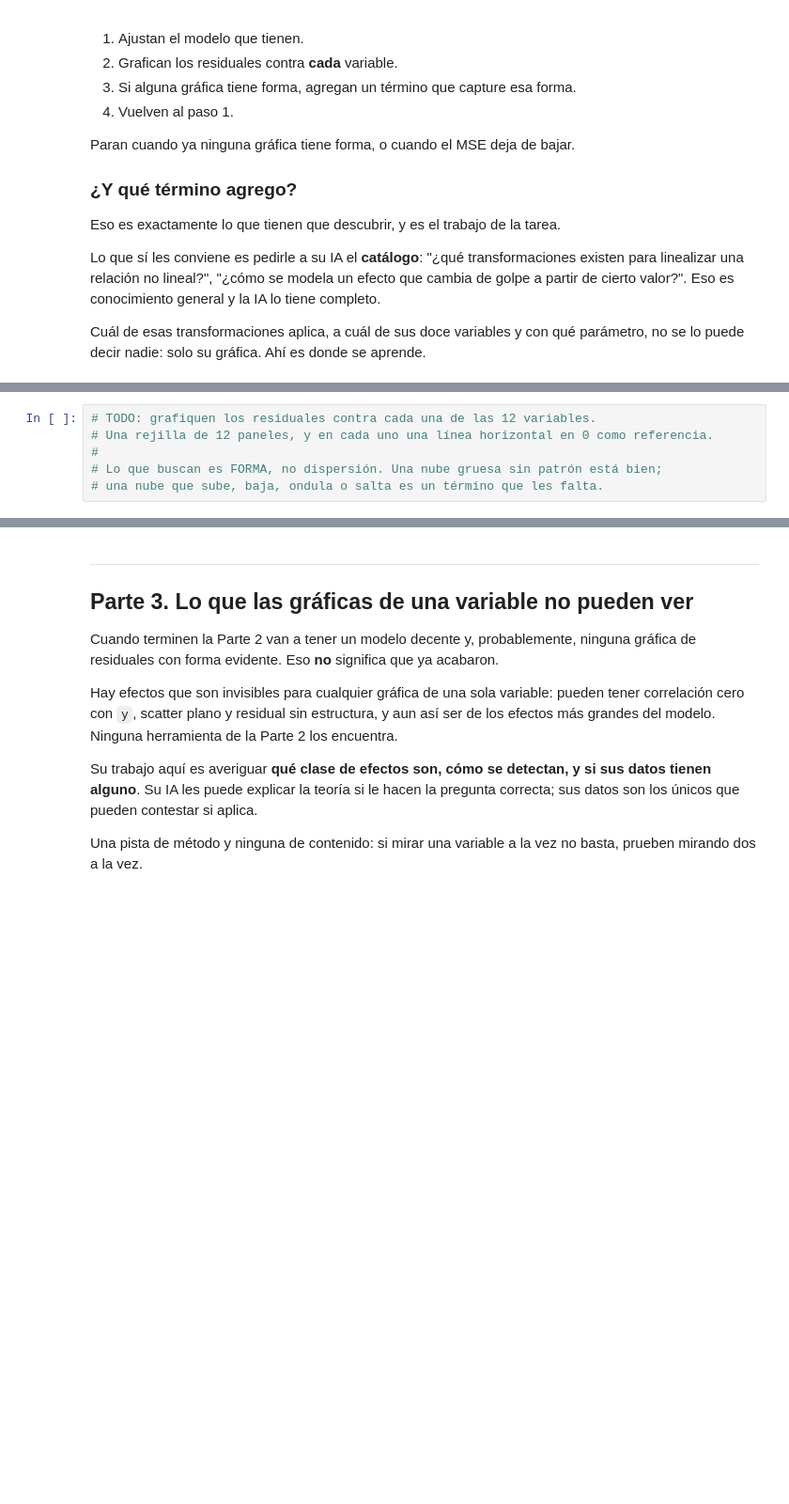
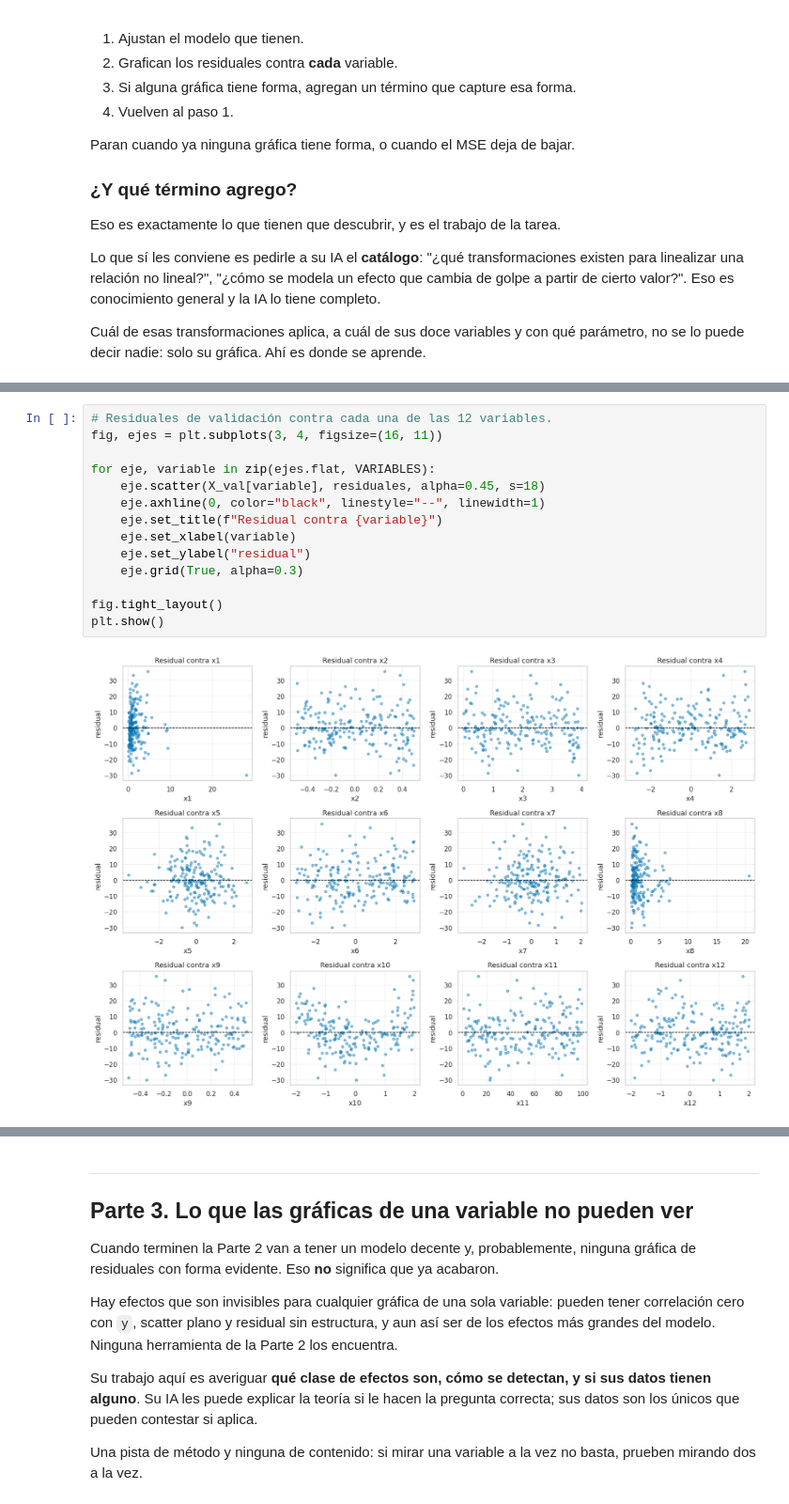
Before and after one commit to nasaul/mineria_datos, a Jupyter notebook: tareas/tarea_01_aproximacion_funcion.ipynb, the cells around one changed output, grey strips where cells are left out. Shown at 94% size. Saved outputs shown, nothing was run; the diff lists cells and outputs as text; blank space fills up the shorter version.

```diff
--- a/tareas/tarea_01_aproximacion_funcion.ipynb
+++ b/tareas/tarea_01_aproximacion_funcion.ipynb
@@ -248,7 +334,17 @@ print(f"Modelo con las 12 crudas -> MSE de validación {mse:.2f}")
 # %%
-# TODO: grafiquen los residuales contra cada una de las 12 variables.
-# Una rejilla de 12 paneles, y en cada uno una línea horizontal en 0 como referencia.
-#
-# Lo que buscan es FORMA, no dispersión. Una nube gruesa sin patrón está bien;
-# una nube que sube, baja, ondula o salta es un término que les falta.
+# Residuales de validación contra cada una de las 12 variables.
+fig, ejes = plt.subplots(3, 4, figsize=(16, 11))
+
+for eje, variable in zip(ejes.flat, VARIABLES):
+    eje.scatter(X_val[variable], residuales, alpha=0.45, s=18)
+    eje.axhline(0, color="black", linestyle="--", linewidth=1)
+    eje.set_title(f"Residual contra {variable}")
+    eje.set_xlabel(variable)
+    eje.set_ylabel("residual")
+    eje.grid(True, alpha=0.3)
+
+fig.tight_layout()
+plt.show()
+# %% [output]
+[figure, added]
 # %%
```
Also changed, not shown: parts of 17 cells of this notebook, 1 other file.
